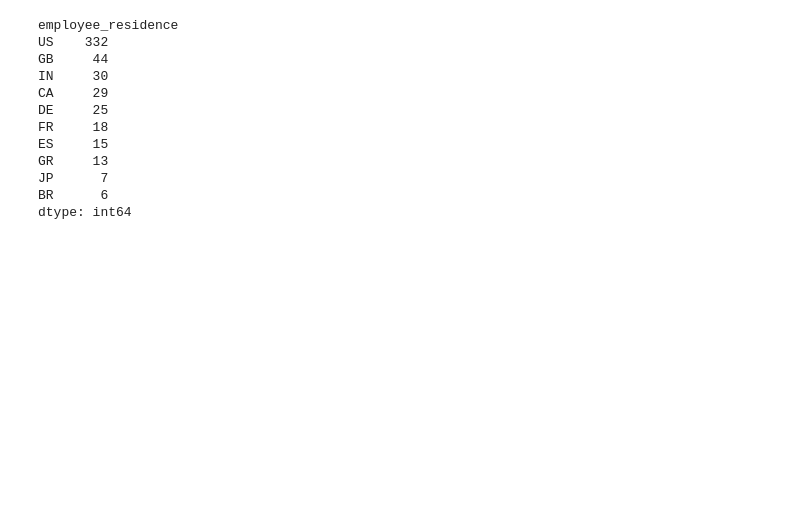
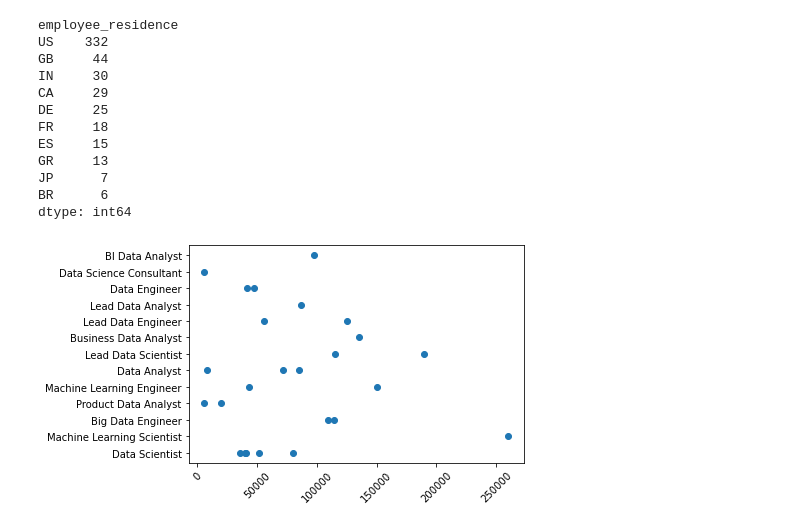
Before and after one commit to SavantLogics/vs_code, a Jupyter notebook: projects/python_for_data_analysis_wes_mckinney/salaries.ipynb, the cells around one changed output. Saved outputs shown, nothing was run; the diff lists cells and outputs as text; code cells hidden in the pictures; blank space fills up the shorter version.

Commit message:
added scatter plot

```diff
--- a/projects/python_for_data_analysis_wes_mckinney/salaries.ipynb
+++ b/projects/python_for_data_analysis_wes_mckinney/salaries.ipynb
@@ -79,3 +154,13 @@ GR     13
 JP      7
 BR      6
 dtype: int64
+# %%
+
+y = data['job_title'].head(25)
+x = data['salary_in_usd'].head(25)
+fig = plt.figure()
+plt.scatter(x, y)
+plt.xticks(rotation = 45)
+plt.show()
+# %% [output]
+[figure, added]
```
Also changed, not shown: parts of 18 cells of this notebook.
